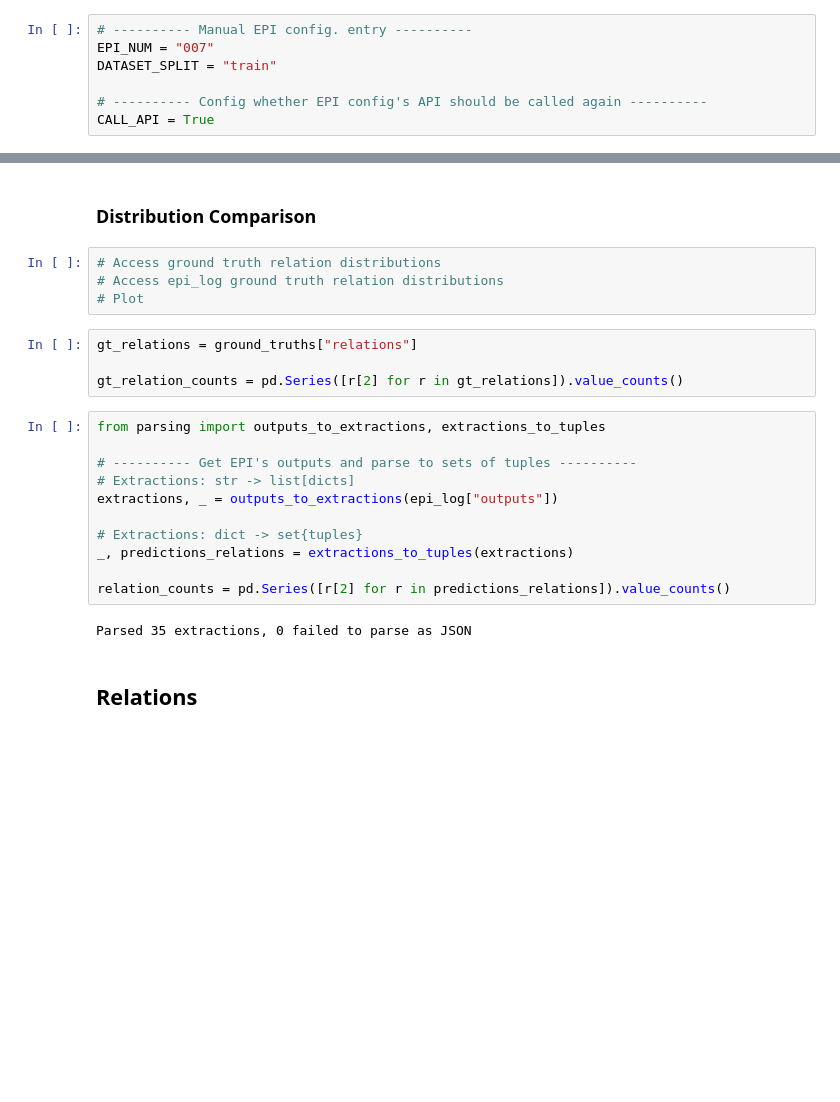
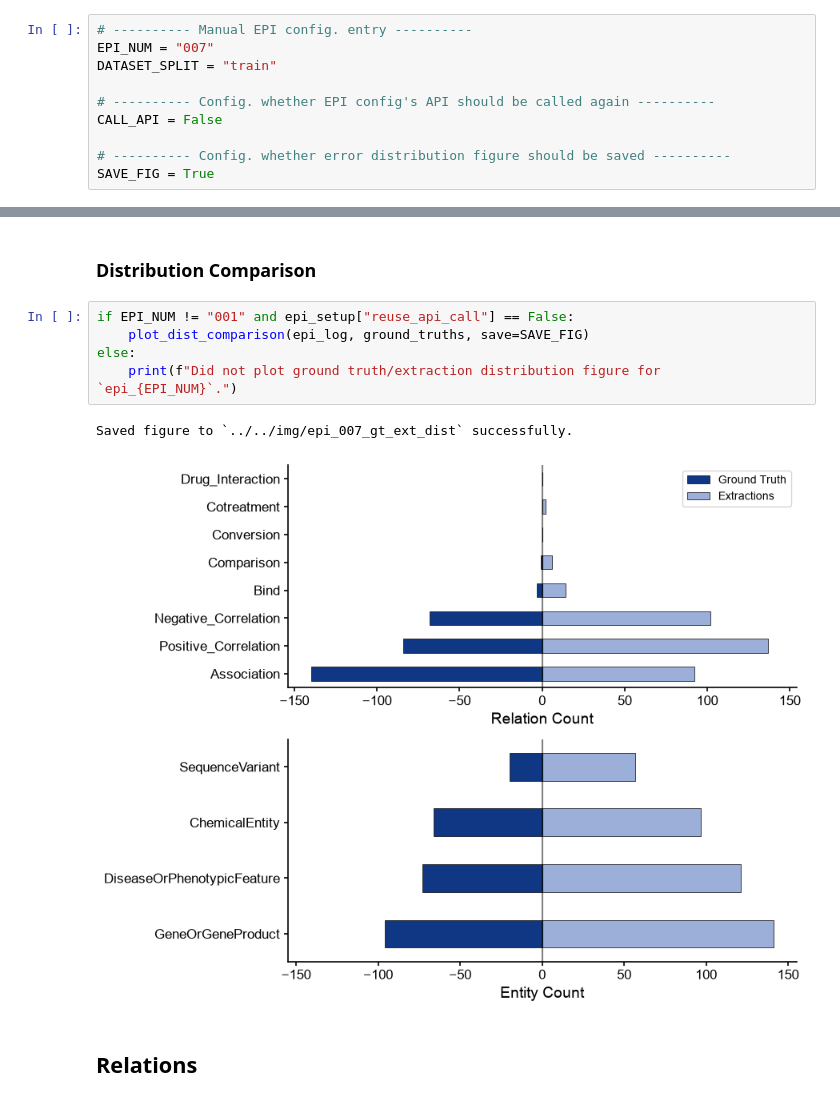
Before and after one commit to wesroots/biomedical_kg_thesis, a Jupyter notebook: src/experiments/extraction_pipeline.ipynb, the cells around one changed output, grey strips where cells are left out. Saved outputs shown, nothing was run; the diff lists cells and outputs as text; blank space fills up the shorter version.

Commit message:
Implemented extraction distribution visual code.

```diff
--- a/src/experiments/extraction_pipeline.ipynb
+++ b/src/experiments/extraction_pipeline.ipynb
@@ -51,8 +52,11 @@ Set random seed to 42 at 2026-08-09 20:15
 EPI_NUM = "007"
 DATASET_SPLIT = "train"
 
-# ---------- Config whether EPI config's API should be called again ----------
-CALL_API = True
+# ---------- Config. whether EPI config's API should be called again ----------
+CALL_API = False
+
+# ---------- Config. whether error distribution figure should be saved ----------
+SAVE_FIG = True
 # %% [markdown]
 # Corpus Loading
 # %% [markdown]
@@ -269,27 +261,14 @@ error_summary(epi_log)
 | Relation | 0.473 | 0.564 | 0.515 |
 # %% [markdown]
 ### Distribution Comparison
-# %%
-# Access ground truth relation distributions
-# Access epi_log ground truth relation distributions
-# Plot
-# %%
-gt_relations = ground_truths["relations"]
-
-gt_relation_counts = pd.Series([r[2] for r in gt_relations]).value_counts()
-# %%
-from parsing import outputs_to_extractions, extractions_to_tuples
-
-# ---------- Get EPI's outputs and parse to sets of tuples ----------
-# Extractions: str -> list[dicts]
-extractions, _ = outputs_to_extractions(epi_log["outputs"])
-
-# Extractions: dict -> set{tuples}
-_, predictions_relations = extractions_to_tuples(extractions)
-
-relation_counts = pd.Series([r[2] for r in predictions_relations]).value_counts()
-# %% [output]
-Parsed 35 extractions, 0 failed to parse as JSON
+# %%
+if EPI_NUM != "001" and epi_setup["reuse_api_call"] == False:
+    plot_dist_comparison(epi_log, ground_truths, save=SAVE_FIG)
+else:
+    print(f"Did not plot ground truth/extraction distribution figure for `epi_{EPI_NUM}`.")
+# %% [output]
+Saved figure to `../../img/epi_007_gt_ext_dist` successfully.
+[figure, added]
 # %% [markdown]
 ## Relations
 # %% [markdown]
```
Also changed, not shown: parts of 10 cells of this notebook, 6 other files.
